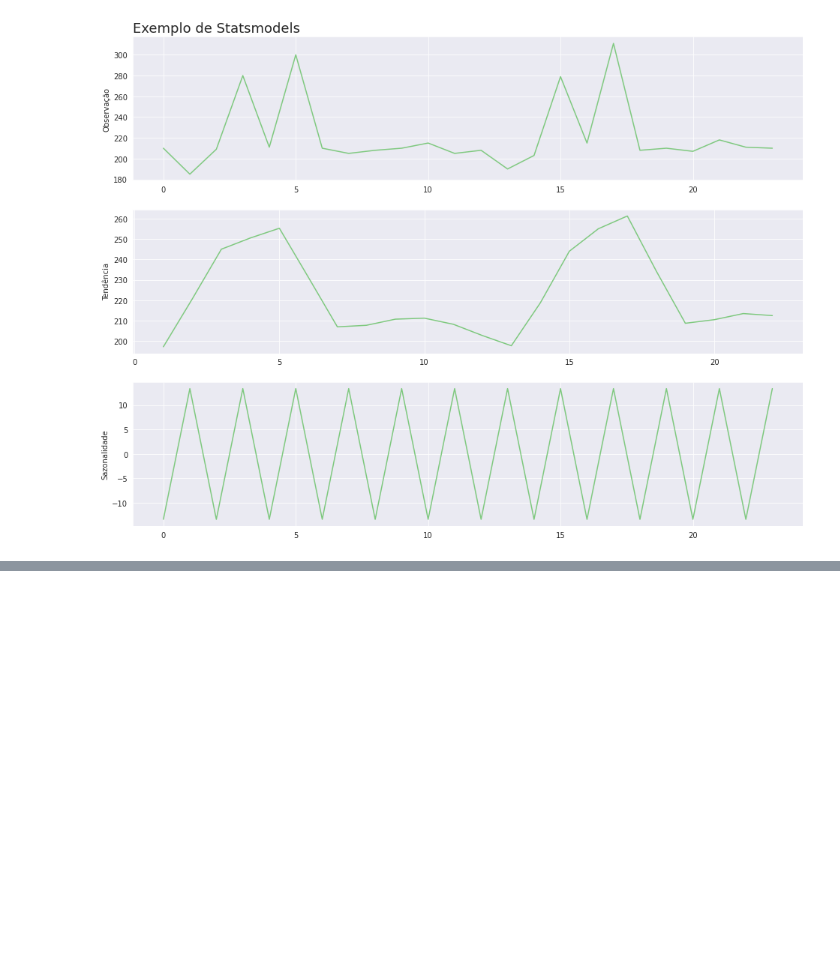
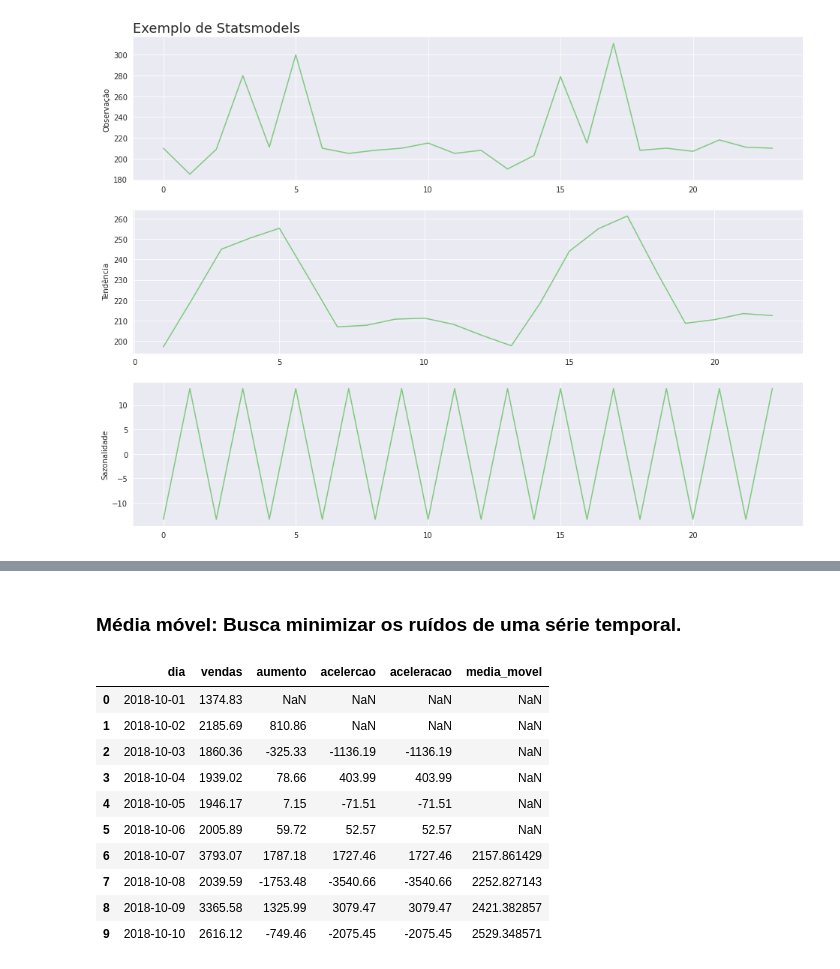
Before and after one commit to silsantos/Data-Science_Projects, a Jupyter notebook: Estatistica/Pratica6_series_temporais.ipynb, the cells around one changed output, grey strips where cells are left out. Cells and saved outputs as stored; diff of their text form; code cells hidden in the pictures; blank space fills up the shorter version.

```diff
--- a/Estatistica/Pratica6_series_temporais.ipynb
+++ b/Estatistica/Pratica6_series_temporais.ipynb
@@ -498,0 +560,2 @@ plot_comparacao(resultado.index, 'Observação', 'Tendência', 'Sazonalidade', r
+# %% [markdown]
+### Média móvel: Busca minimizar os ruídos de uma série temporal.
@@ -498,0 +566,14 @@ plot_comparacao(resultado.index, 'Observação', 'Tendência', 'Sazonalidade', r
+# %%
+alucel.head(10)
+# %% [output]
+|  | dia | vendas | aumento | acelercao | aceleracao | media_movel |
+| 0 | 2018-10-01 | 1374.83 | NaN | NaN | NaN | NaN |
+| 1 | 2018-10-02 | 2185.69 | 810.86 | NaN | NaN | NaN |
+| 2 | 2018-10-03 | 1860.36 | -325.33 | -1136.19 | -1136.19 | NaN |
+| 3 | 2018-10-04 | 1939.02 | 78.66 | 403.99 | 403.99 | NaN |
+| 4 | 2018-10-05 | 1946.17 | 7.15 | -71.51 | -71.51 | NaN |
+| 5 | 2018-10-06 | 2005.89 | 59.72 | 52.57 | 52.57 | NaN |
+| 6 | 2018-10-07 | 3793.07 | 1787.18 | 1727.46 | 1727.46 | 2157.861429 |
+| 7 | 2018-10-08 | 2039.59 | -1753.48 | -3540.66 | -3540.66 | 2252.827143 |
+| 8 | 2018-10-09 | 3365.58 | 1325.99 | 3079.47 | 3079.47 | 2421.382857 |
+| 9 | 2018-10-10 | 2616.12 | -749.46 | -2075.45 | -2075.45 | 2529.348571 |
```
Also changed, not shown: parts of 13 cells of this notebook.
